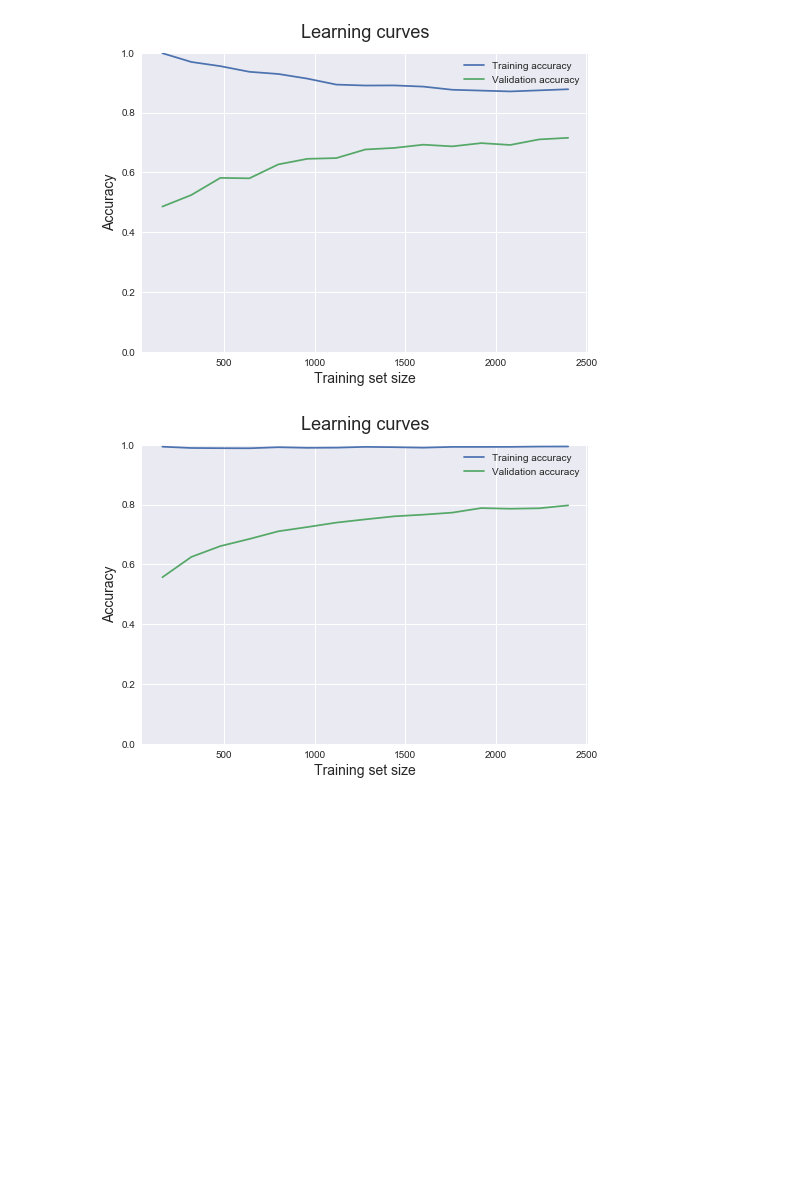
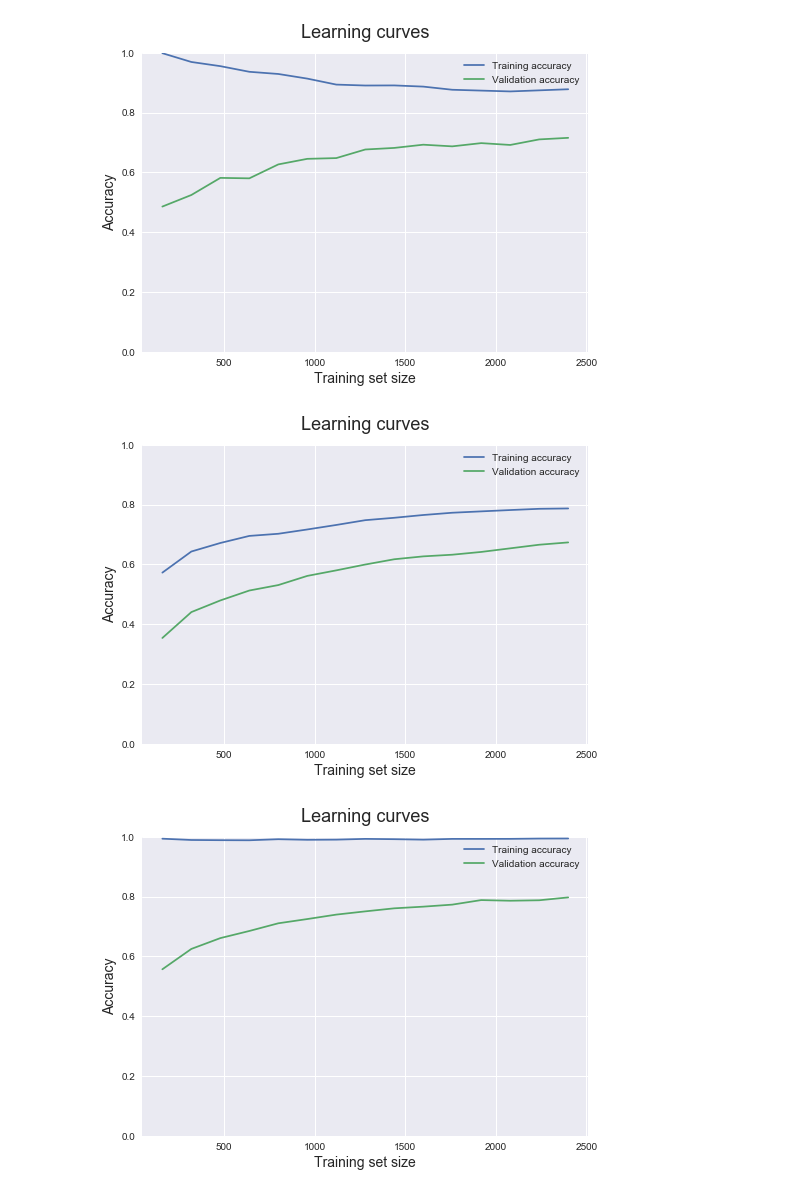
Before and after one commit to nshea3/ml_notebooks, a Jupyter notebook: ML_P1_welllogs.ipynb, the cells around one changed output. Cells and saved outputs as stored; diff of their text form; code cells hidden in the pictures; blank space fills up the shorter version.

Commit message:
Cleaned up repetitive code, learning curves for all five learners now generated

```diff
--- a/ML_P1_welllogs.ipynb
+++ b/ML_P1_welllogs.ipynb
@@ -64,6 +64,17 @@ def plot_learning_curve(train_sizes, train_scores_mean, validation_scores_mean):
 plot_learning_curve(tree_trainsize, tree_trainscore, tree_validscore)
 # %% [output]
 [figure]
+# %%
+import sklearn
+
+knn_est = sklearn.neighbors.KNeighborsClassifier()
+X = data[features]
+y = data[target]
+
+
+plot_learning_curve(*tv_scores_mean(knn_est,X,y,train_sizes))
+# %% [output]
+[figure, added]
 # %%
 from sklearn.ensemble import RandomForestClassifier
 
```
